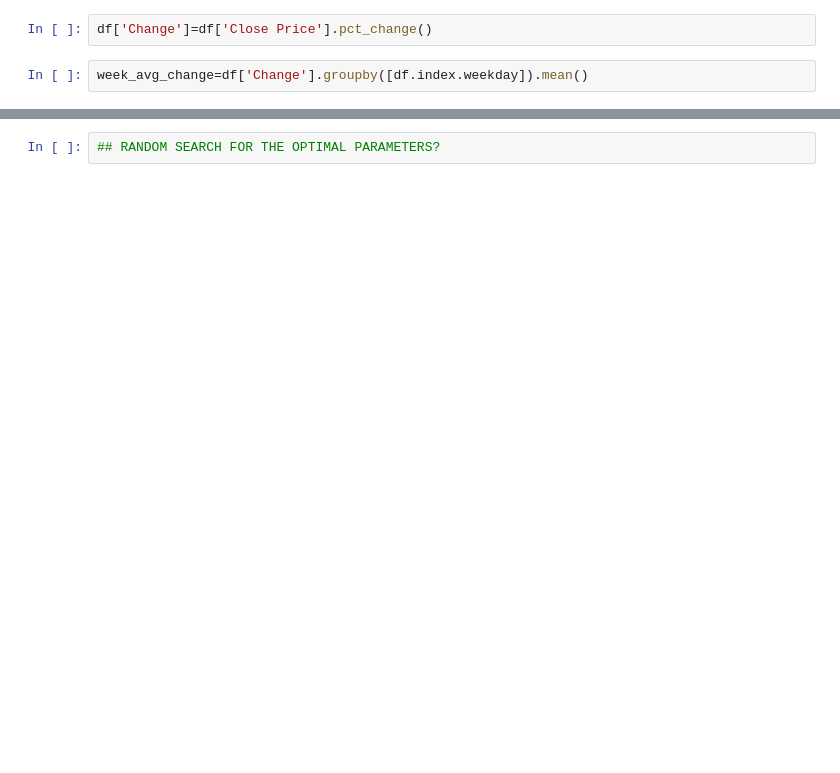
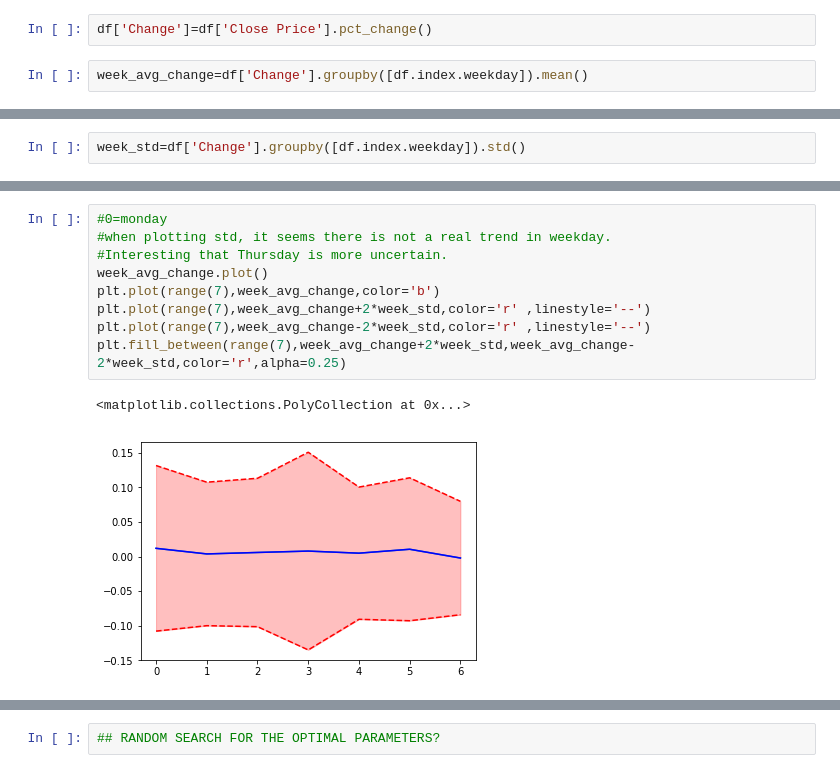
Before and after one commit to Tinkaa/Bitcoin_prediction, a Jupyter notebook: bitcoin_analysis.ipynb, the cells around one changed output, grey strips where cells are left out. Drawn from its saved outputs; the diff is of its cells as text; blank space fills up the shorter version.

```diff
--- a/bitcoin_analysis.ipynb
+++ b/bitcoin_analysis.ipynb
@@ -67,0 +63,2 @@ week_avg_change.plot()
+# %%
+week_std=df['Change'].groupby([df.index.weekday]).std()
@@ -68,3 +70,15 @@ week_avg_change.plot()
+# %%
+#0=monday
+#when plotting std, it seems there is not a real trend in weekday.
+#Interesting that Thursday is more uncertain.
+week_avg_change.plot()
+plt.plot(range(7),week_avg_change,color='b')
+plt.plot(range(7),week_avg_change+2*week_std,color='r' ,linestyle='--')
+plt.plot(range(7),week_avg_change-2*week_std,color='r' ,linestyle='--')
+plt.fill_between(range(7),week_avg_change+2*week_std,week_avg_change-2*week_std,color='r',alpha=0.25)
+# %% [output]
+<matplotlib.collections.PolyCollection at 0x...>
+[figure, added]
 # %%
 week_avg_change
 # %% [output]
```
Also changed, not shown: parts of 18 cells of this notebook.
